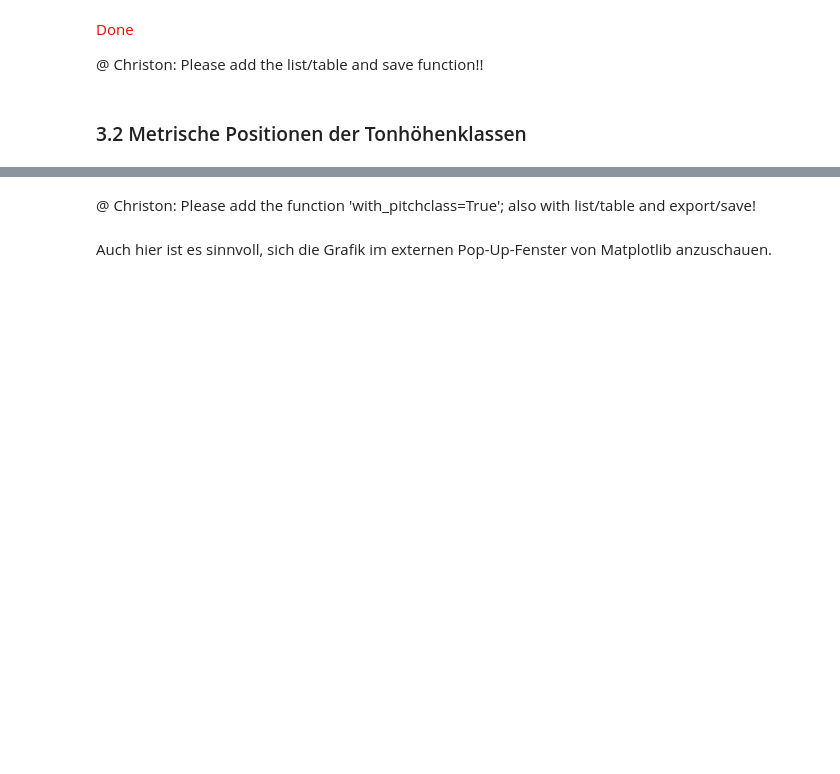
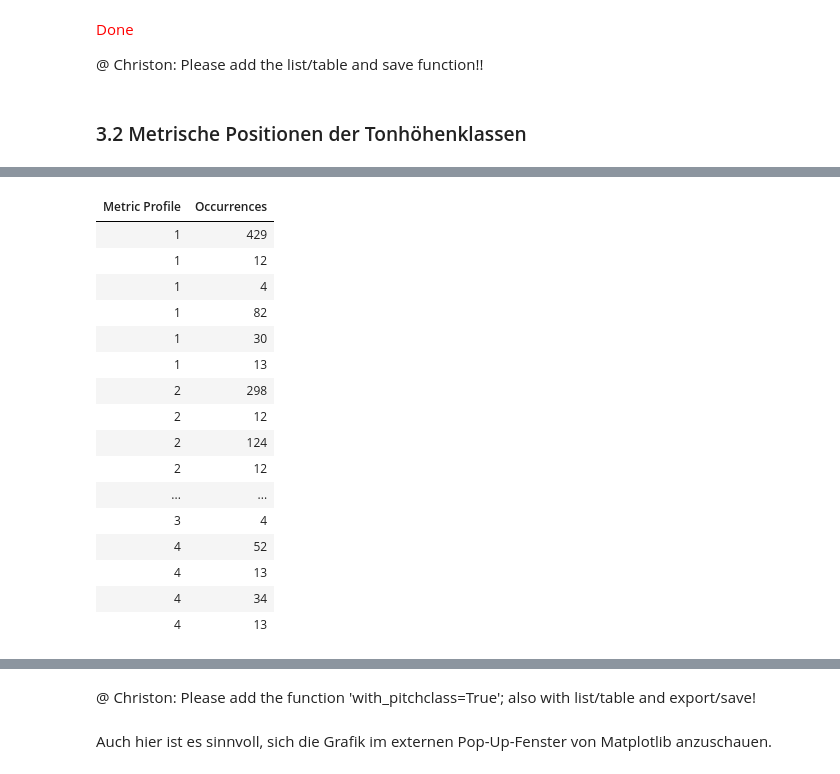
Before and after one commit to Christon-Ragavan/CAMAT, a Jupyter notebook: music_xml_parser/ipynb/15_CAMAT_Basics_Part2_Statistics_neu.ipynb, the cells around one changed output, grey strips where cells are left out. Saved outputs shown, nothing was run; the diff lists cells and outputs as text; code cells hidden in the pictures; blank space fills up the shorter version.

```diff
--- a/music_xml_parser/ipynb/15_CAMAT_Basics_Part2_Statistics_neu.ipynb
+++ b/music_xml_parser/ipynb/15_CAMAT_Basics_Part2_Statistics_neu.ipynb
@@ -442 +655,29 @@ mp.utils.export_as_csv(data=dur_p_hist,
+# %%
+mp.utils.export_as_csv(data=metric_profile_p_hist,
+                       columns=['Metric Profile','Occurrences'],
+                       save_file_name ='metric_profile_hist.csv',
+                       do_save=False,
+                       do_print=True,
+                       do_return_pd=False,
+                       sep=';',
+                       index=False,
+                       header=True)
+# %% [output]
+| Metric Profile | Occurrences |
+| 1 | 429 |
+| 1 | 12 |
+| 1 | 4 |
+| 1 | 82 |
+| 1 | 30 |
+| 1 | 13 |
+| 2 | 298 |
+| 2 | 12 |
+| 2 | 124 |
+| 2 | 12 |
+| ... | ... |
+| 3 | 4 |
+| 4 | 52 |
+| 4 | 13 |
+| 4 | 34 |
+| 4 | 13 |
 # %%
```
Also changed, not shown: parts of 30 cells of this notebook, 5 other files.
